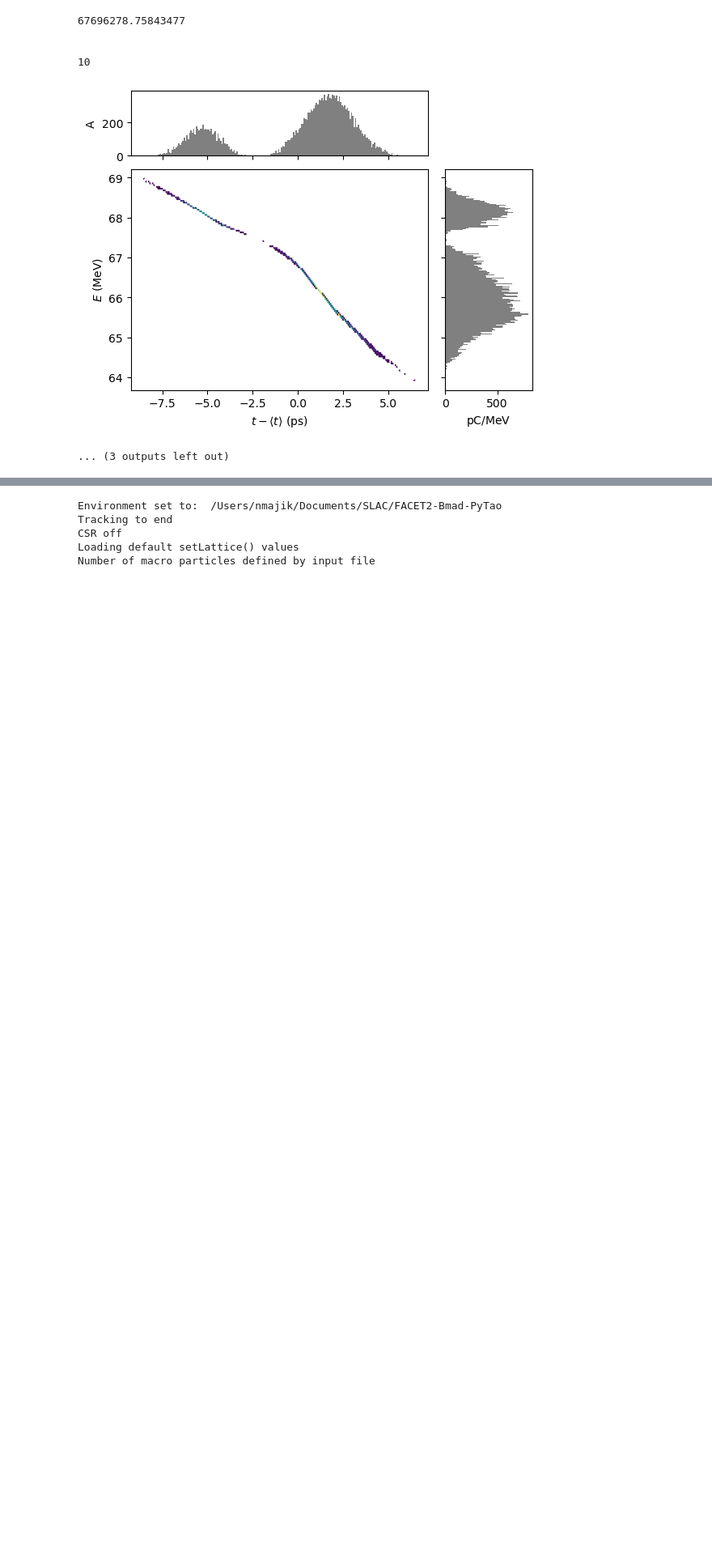
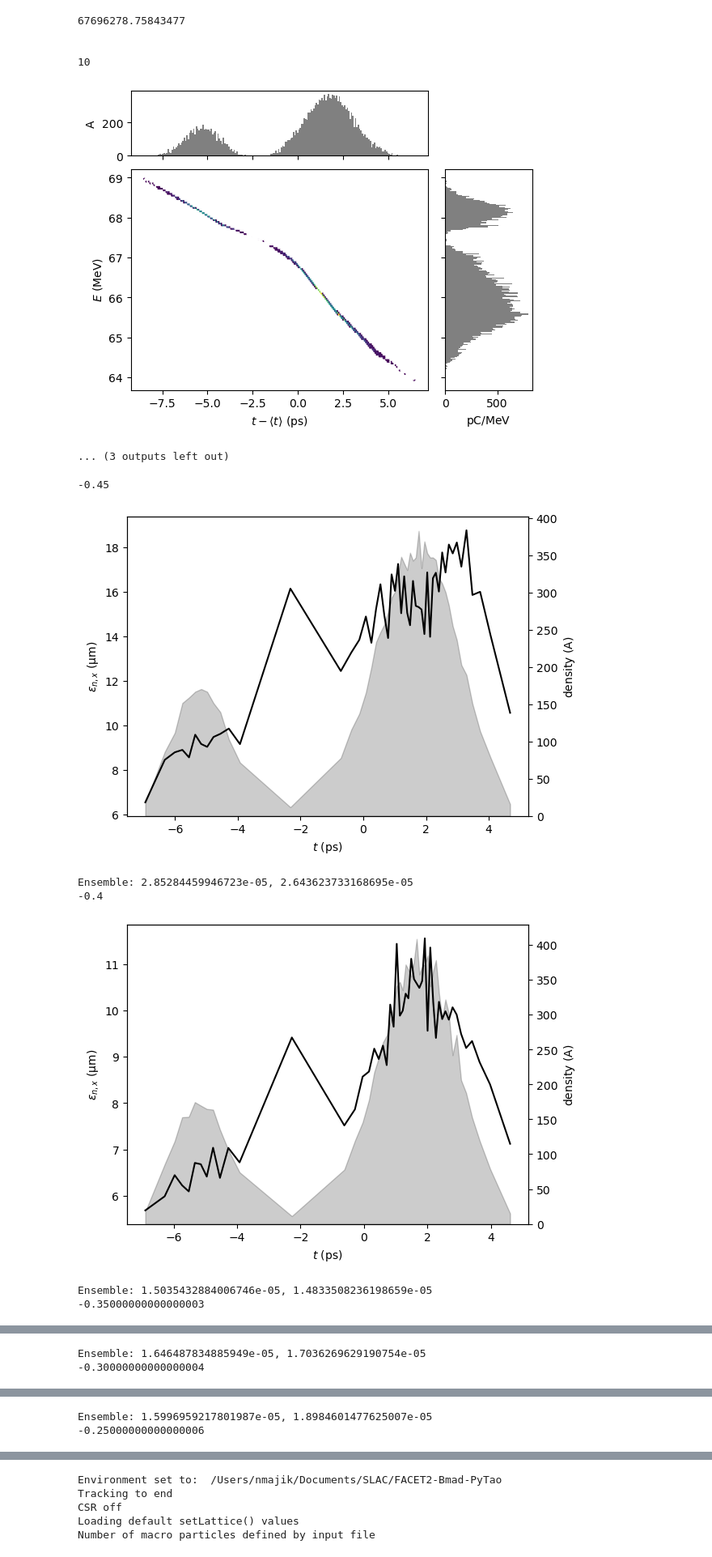
Before and after one commit to slaclab/Jitter-Forked-FACET2-Bmad-PyTao, a Jupyter notebook: beams/2024-07-01_Impact_TwoBunch/2024-07-01 Generate two-bunch with Impact.ipynb, the cells around one changed output, grey strips where cells are left out. Shown at 81% size. Saved outputs shown, nothing was run; the diff lists cells and outputs as text; code cells hidden in the pictures; blank space fills up the shorter version.

```diff
--- a/beams/2024-07-01_Impact_TwoBunch/2024-07-01 Generate two-bunch with Impact.ipynb
+++ b/beams/2024-07-01_Impact_TwoBunch/2024-07-01 Generate two-bunch with Impact.ipynb
@@ -76,3 +58,42 @@ for L0APhaseOffset in np.arange(-15,20,5):
 10
 [figure]
 ... (3 outputs left out)
+# %%
+#Solenoid scan
+import contextlib
+import io
+
+
+for solenoidTValue in np.arange(-0.45,0.45,0.05):
+    print(solenoidTValue)
+
+    with contextlib.redirect_stdout(io.StringIO()): #Silence the function
+        runImpact(
+            gridCount = 8,
+            numMacroParticles = 1e4,
+            GFILESuffix = "distgen_twobunch.yaml",
+            L0APhaseOffset = -10,
+            solenoidTValue = solenoidTValue
+        )
+
+
+    P = ParticleGroup("/Users/nmajik/Documents/SLAC/FACET2-Bmad-PyTao/beams/ImpactBeam.h5")
+
+    #PDriver, PWitness = getDriverAndWitness(P)
+
+    display(slicePlotMod(P, 'norm_emit_x', n_slice=50))
+    print(f"""Ensemble: {P["norm_emit_x"]}, {P["norm_emit_y"]}""")
+
+    with open("solScan.txt", "a") as file:
+        file.write(f"""{solenoidTValue}, {P["norm_emit_x"]}, {P["norm_emit_y"]} \n""")
+        file.flush()  # Ensure the content is written immediately
+    #print(f"""Driver: {PDriver["norm_emit_x"]}, {PDriver["norm_emit_y"]}""")
+    #print(f"""Witness: {PWitness["norm_emit_x"]}, {PWitness["norm_emit_y"]}""")
+# %% [output]
+-0.45
+[figure, added]
+Ensemble: 2.85284459946723e-05, 2.643623733168695e-05
+-0.4
+[figure, added]
+Ensemble: 1.5035432884006746e-05, 1.4833508236198659e-05
+-0.35000000000000003
@@ -78,0 +101,2 @@ for L0APhaseOffset in np.arange(-15,20,5):
+Ensemble: 1.646487834885949e-05, 1.7036269629190754e-05
+-0.30000000000000004
@@ -78,0 +104,2 @@ for L0APhaseOffset in np.arange(-15,20,5):
+Ensemble: 1.5996959217801987e-05, 1.8984601477625007e-05
+-0.25000000000000006
```
Also changed, not shown: parts of 4 cells of this notebook, 17 other files.
